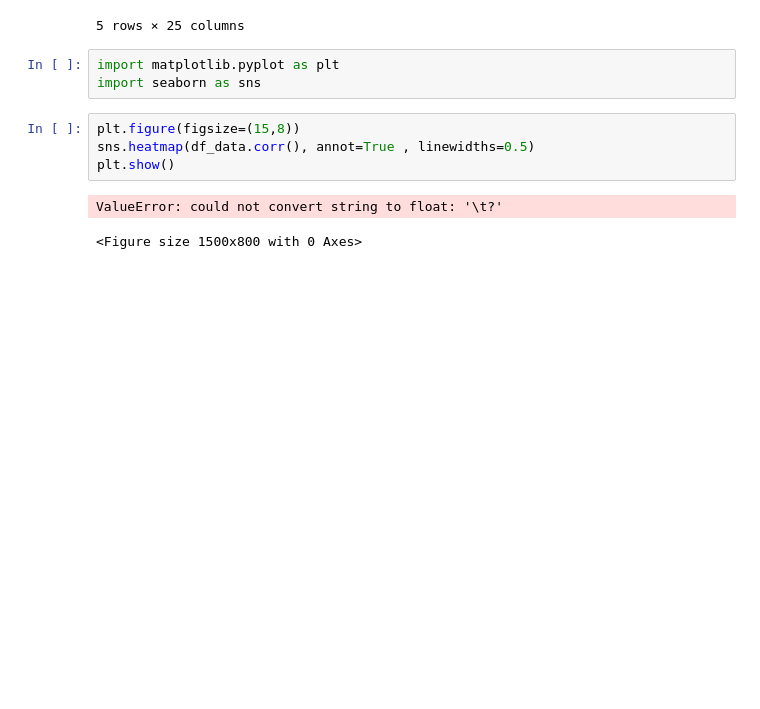
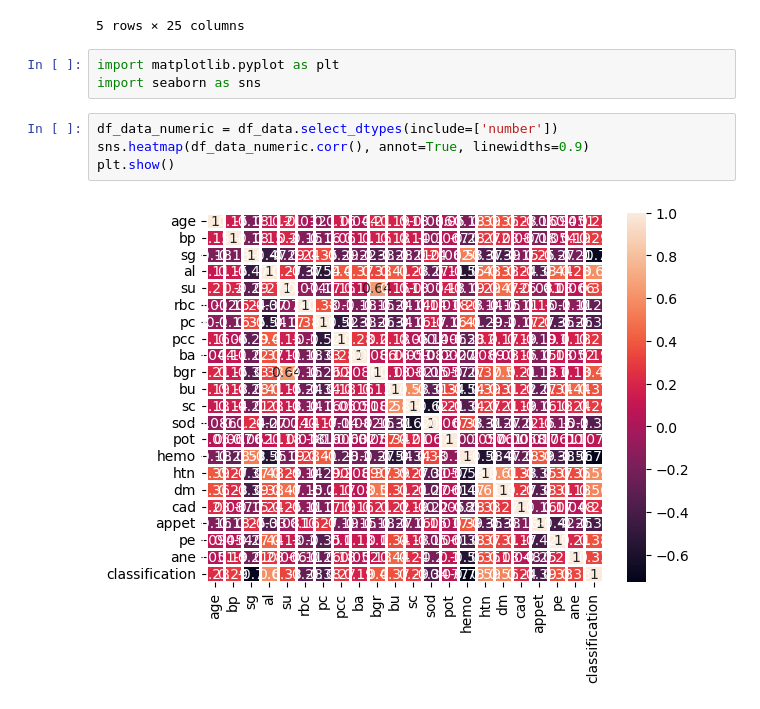
Before and after one commit to skrYugadharshini/Chronic-disease-prediction, a Jupyter notebook: Chronic.ipynb, the cells around one changed output. Drawn from its saved outputs; the diff is of its cells as text; blank space fills up the shorter version.

```diff
--- a/Chronic.ipynb
+++ b/Chronic.ipynb
@@ -195,9 +195,8 @@ df_data.head()
 import matplotlib.pyplot as plt
 import seaborn as sns
 # %%
-plt.figure(figsize=(15,8))
-sns.heatmap(df_data.corr(), annot=True , linewidths=0.5)
+df_data_numeric = df_data.select_dtypes(include=['number'])
+sns.heatmap(df_data_numeric.corr(), annot=True, linewidths=0.9)
 plt.show()
 # %% [output]
-ValueError: could not convert string to float: '\t?'
-<Figure size 1500x800 with 0 Axes>
+[figure, added]
```
Also changed, not shown: parts of 5 cells of this notebook.
